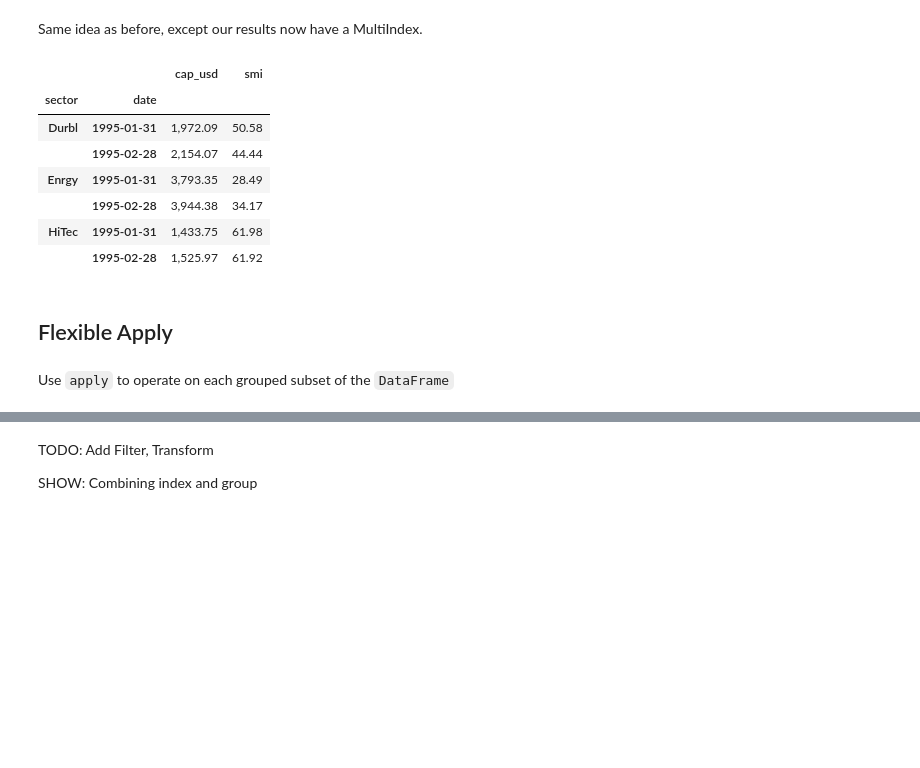
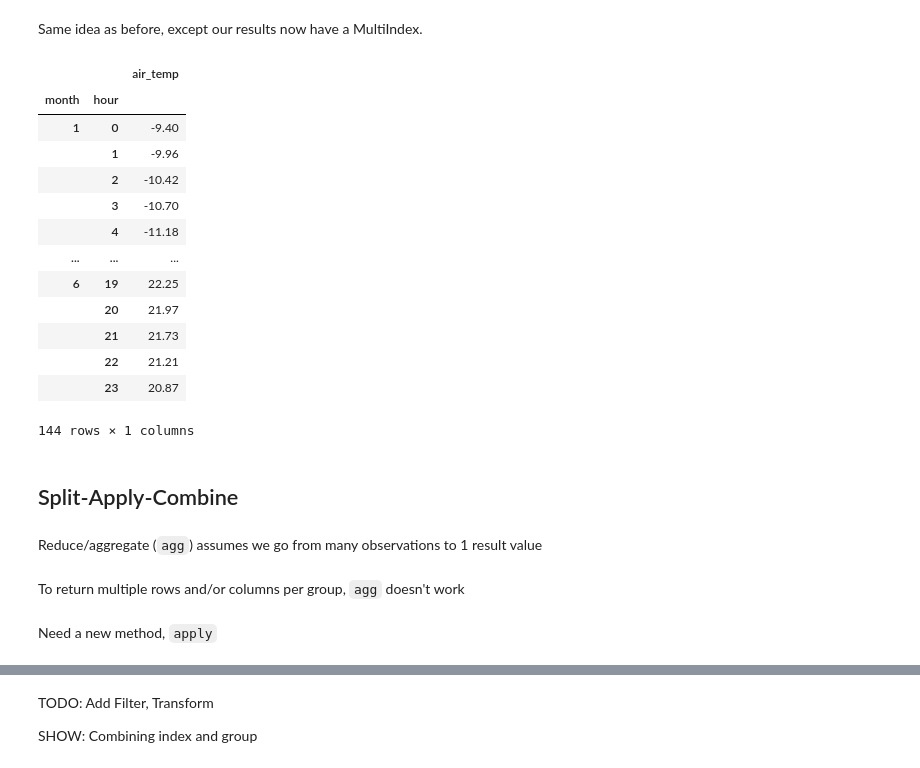
Before and after one commit to dgerlanc/programming-with-data, a Jupyter notebook: 03-group-apply-slides.ipynb, the cells around one changed output, grey strips where cells are left out. Drawn from its saved outputs; the diff is of its cells as text; code cells hidden in the pictures; blank space fills up the shorter version.

```diff
--- a/03-group-apply-slides.ipynb
+++ b/03-group-apply-slides.ipynb
@@ -24,0 +20,33 @@ dat['cap_usd'] = dat['cap_usd'] / 1e6
+# %%
+cols = ['year', 'month', 'day', 'hour', 'air_temp', 'dew_point',
+        'pressure', 'wind_dir', 'wind_speed', 'sky_code',
+        'precip1', 'precip6']
+dtypes = {
+    'year': 'int16',
+    'month': 'int8',
+    'day': 'int8',
+    'hour': 'int8',
+    'air_temp': 'Int32',
+    'dew_point': 'Int32',
+    'pressure': 'float64',
+    'wind_dir': 'Int32',
+    'wind_speed': 'float64',
+    'sky_code': 'Int32',
+    'precip1': 'Int32',
+    'precip6': 'Int32'
+}
+
+usecols = ['year', 'month', 'day', 'hour', 'air_temp',
+           'dew_point', 'wind_speed']
+
+dat = (pd.read_fwf(
+    'data/726505-04845-2009', header=None, names=cols,
+    dtype=dtypes, na_values='-9999', usecols=usecols)
+    .query("month <= 6")
+    .assign(
+        air_temp=lambda df: df.air_temp / 10., # Celsius * 10
+        dew_point=lambda df: df.dew_point / 10. # Celsius * 10
+        # wind_speed=lambda df: df.wind_speed / 10. # meters/sec * 10
+))
+
+# dat[usecols].to_parquet('data/weather-6m.parq')
@@ -159,18 +238,28 @@ grp.agg({
 # %% [markdown]
 Same idea as before, except our results now have a MultiIndex.
 # %%
-grp2 = dat.groupby(['sector', 'date'])
-grp2[['cap_usd', 'smi']].mean()
+grp2 = dat.groupby(['month', 'hour'])
+grp2[['air_temp']].mean()
 # %% [output]
-|  |  | cap_usd | smi |
-| sector | date |  |  |
-| Durbl | 1995-01-31 | 1,972.09 | 50.58 |
-|  | 1995-02-28 | 2,154.07 | 44.44 |
-| Enrgy | 1995-01-31 | 3,793.35 | 28.49 |
-|  | 1995-02-28 | 3,944.38 | 34.17 |
-| HiTec | 1995-01-31 | 1,433.75 | 61.98 |
-|  | 1995-02-28 | 1,525.97 | 61.92 |
+|  |  | air_temp |
+| month | hour |  |
+| 1 | 0 | -9.40 |
+|  | 1 | -9.96 |
+|  | 2 | -10.42 |
+|  | 3 | -10.70 |
+|  | 4 | -11.18 |
+| ... | ... | ... |
+| 6 | 19 | 22.25 |
+|  | 20 | 21.97 |
+|  | 21 | 21.73 |
+|  | 22 | 21.21 |
+|  | 23 | 20.87 |
+144 rows × 1 columns
 # %% [markdown]
-## Flexible Apply
+## Split-Apply-Combine
-# %% [markdown]
-Use `apply` to operate on each grouped subset of the `DataFrame`
+# %% [markdown]
+Reduce/aggregate (`agg`) assumes we go from many observations to 1 result value
+# %% [markdown]
+To return multiple rows and/or columns per group, `agg` doesn't work
+# %% [markdown]
+Need a new method, `apply`
```
Also changed, not shown: parts of 38 cells of this notebook, 20 other files.
